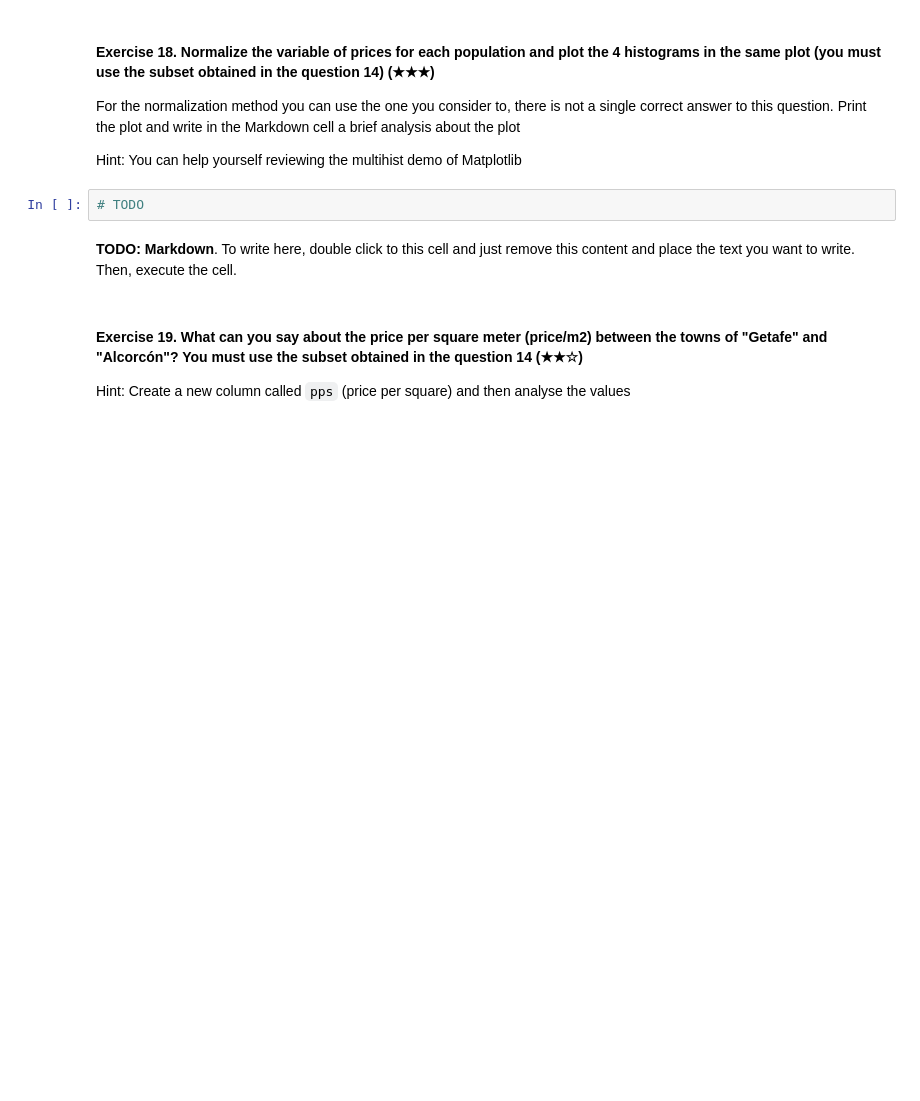
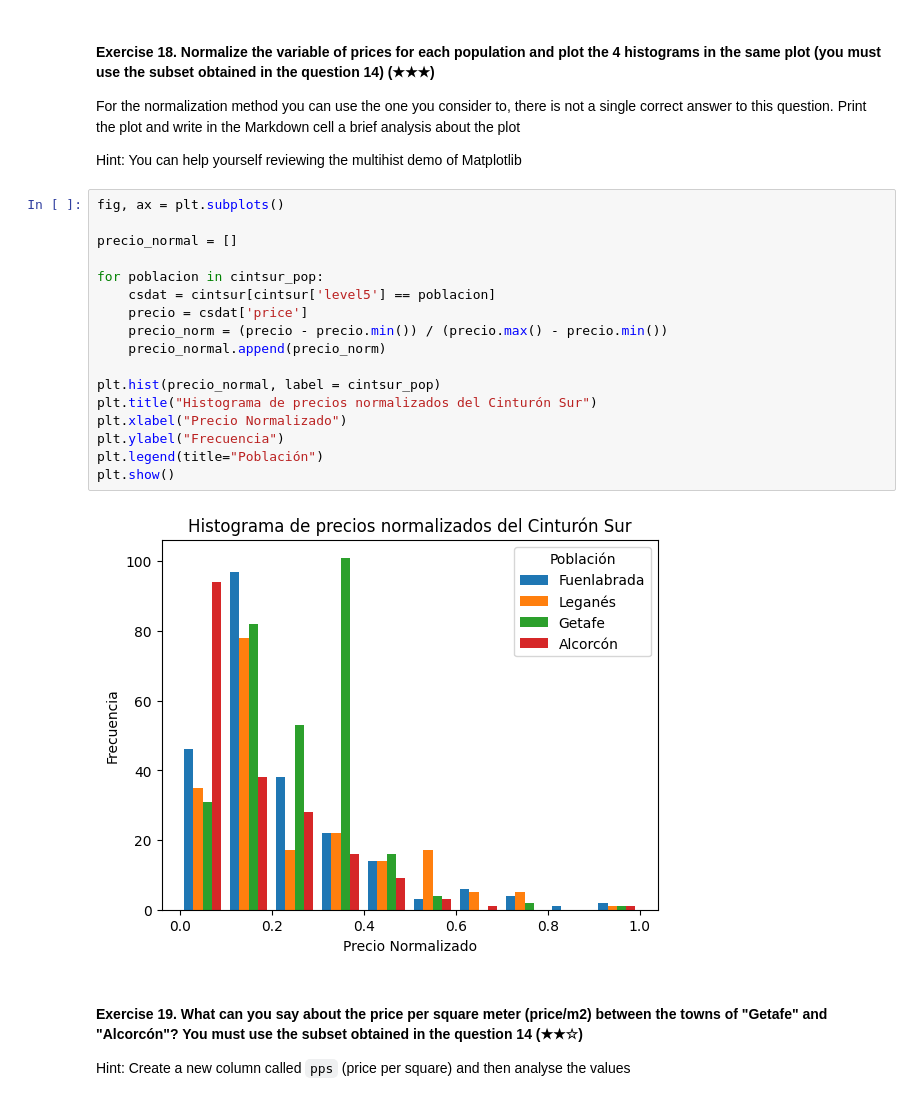
Before and after one commit to Xingha0/realestate-datacleanup-exercise, a Jupyter notebook: project.es.ipynb, the cells around one changed output. Saved outputs shown, nothing was run; the diff lists cells and outputs as text; blank space fills up the shorter version.

```diff
--- a/project.es.ipynb
+++ b/project.es.ipynb
@@ -361,9 +368,24 @@ For the normalization method you can use the one you consider to, there is not a
 
 Hint: You can help yourself reviewing the multihist demo of Matplotlib
 # %%
-# TODO
+fig, ax = plt.subplots()
+
+precio_normal = []
+
+for poblacion in cintsur_pop:
+    csdat = cintsur[cintsur['level5'] == poblacion]
+    precio = csdat['price']
+    precio_norm = (precio - precio.min()) / (precio.max() - precio.min())
+    precio_normal.append(precio_norm)
+
+plt.hist(precio_normal, label = cintsur_pop)
+plt.title("Histograma de precios normalizados del Cinturón Sur")
+plt.xlabel("Precio Normalizado")
+plt.ylabel("Frecuencia")
+plt.legend(title="Población")
+plt.show()
+# %% [output]
+[figure, added]
-# %% [markdown]
-**TODO: Markdown**. To write here, double click to this cell and just remove this content and place the text you want to write. Then, execute the cell.
 # %% [markdown]
 #### Exercise 19. What can you say about the price per square meter (price/m2) between the towns of "Getafe" and "Alcorcón"? You must use the subset obtained in the question 14 (★★☆)
 
```
Also changed, not shown: parts of 5 cells of this notebook.
